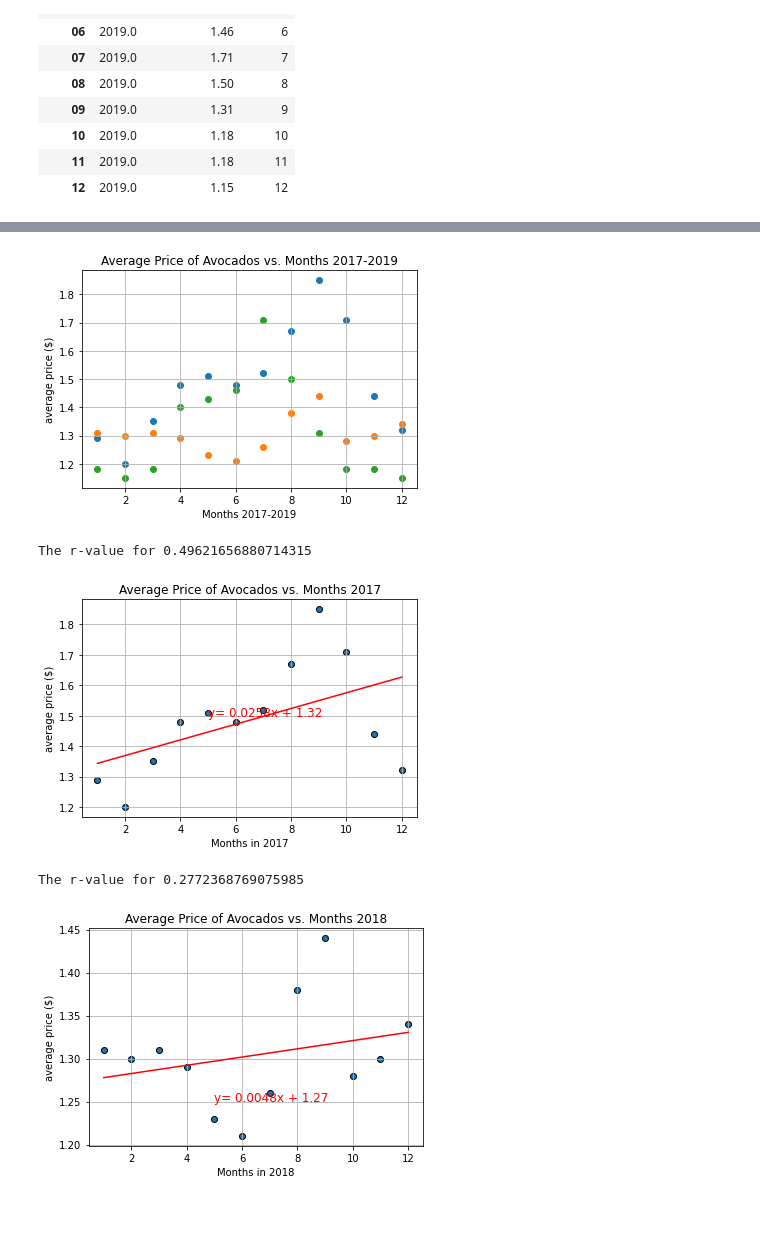
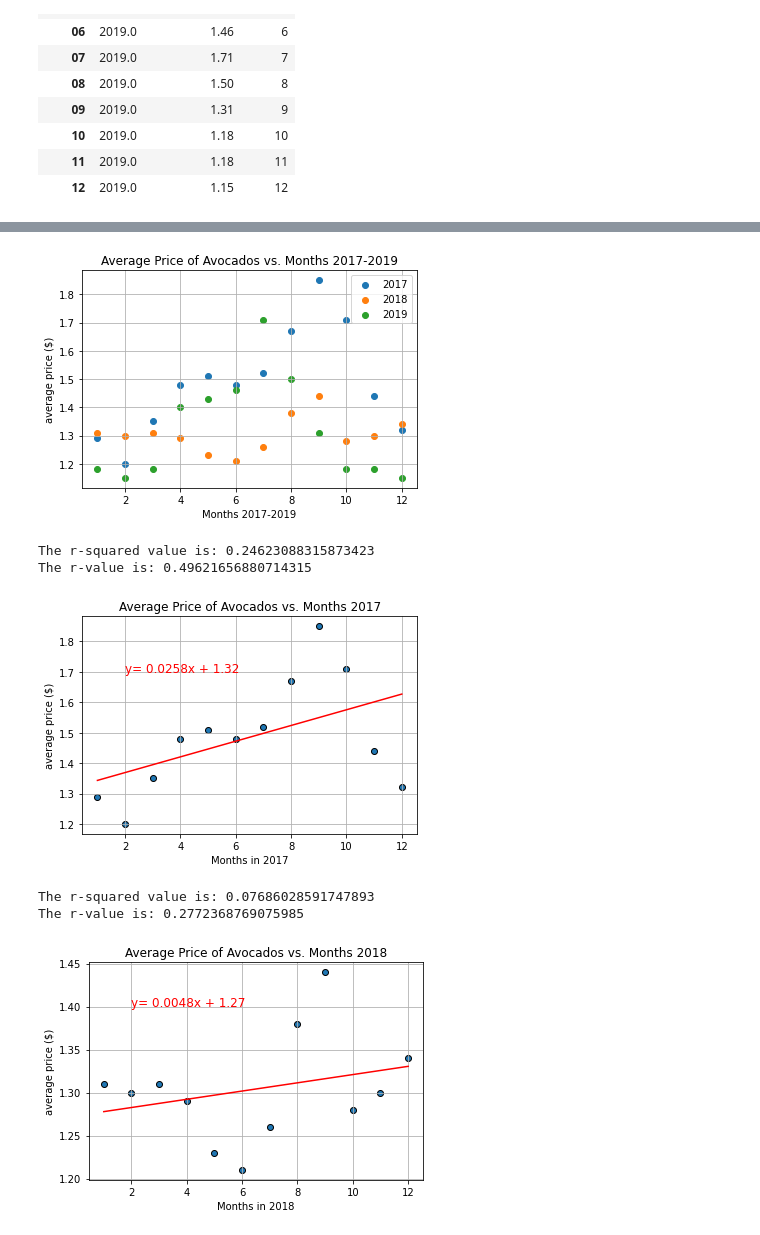
Before and after one commit to efennie/project_one, a Jupyter notebook: question_5_progress.ipynb, the cells around one changed output, grey strips where cells are left out. Drawn from its saved outputs; the diff is of its cells as text; code cells hidden in the pictures.

```diff
--- a/question_5_progress.ipynb
+++ b/question_5_progress.ipynb
@@ -254,15 +279,17 @@ df.plot(kind='bar', stacked=False)
 # %%
 #show all scatter plots of year vs. average prices
 plt.scatter(month_2017['month'], month_2017['average_price'])
 plt.scatter(month_2018['month'], month_2018['average_price'])
 plt.scatter(month_2019['month'], month_2019['average_price'])
 plt.title('Average Price of Avocados vs. Months 2017-2019')
 plt.xlabel('Months 2017-2019')
 plt.ylabel('average price ($)')
 plt.grid()
+labels= ('2017', '2018', '2019')
+plt.legend(labels=labels,loc='best')
 plt.show()
 # %% [output]
-[figure, old version]
+[figure, new version]
 # %%
 #linear regress 2017
 x_values = month_2017['month']
@@ -272,19 +299,21 @@ y_values = month_2017['average_price']
 line_eq = "y= " + str(round(slope,4)) + "x + " + str(round(intercept,2))
 
 res = st.linregress(month_2017['month'], month_2017['average_price'])
-print(f'The r-value for {res.rvalue}')
+print(f'The r-squared value is: {res.rvalue**2}')
+print(f'The r-value is: {res.rvalue}')
 
 plt.scatter(month_2017['month'], month_2017['average_price'], edgecolors='black')
 plt.title('Average Price of Avocados vs. Months 2017')
 plt.xlabel('Months in 2017')
 plt.ylabel('average price ($)')
 plt.grid()
-plt.annotate(line_eq, (5,1.5), fontsize=12, color='red')
+plt.annotate(line_eq, (2,1.7), fontsize=12, color='red')
 plt.plot(month_2017['month'], res.intercept + res.slope*month_2017['month'], 'r', label='fitted line')
 plt.show()
 # %% [output]
-The r-value for 0.49621656880714315
+The r-squared value is: 0.24623088315873423
+The r-value is: 0.49621656880714315
-[figure, old version]
+[figure, new version]
 # %%
 #linear regress 2018
 x_values = month_2018['month']
@@ -294,19 +323,21 @@ y_values = month_2018['average_price']
 line_eq = "y= " + str(round(slope,4)) + "x + " + str(round(intercept,2))
 
 res = st.linregress(month_2018['month'], month_2018['average_price'])
-print(f'The r-value for {res.rvalue}')
+print(f'The r-squared value is: {res.rvalue**2}')
+print(f'The r-value is: {res.rvalue}')
 
 plt.scatter(month_2018['month'], month_2018['average_price'], edgecolors='black')
 plt.title('Average Price of Avocados vs. Months 2018')
 plt.xlabel('Months in 2018')
 plt.ylabel('average price ($)')
 plt.grid()
-plt.annotate(line_eq, (5,1.25), fontsize=12, color='red')
+plt.annotate(line_eq, (2,1.40), fontsize=12, color='red')
 plt.plot(month_2018['month'], res.intercept + res.slope*month_2018['month'], 'r', label='fitted line')
 plt.show()
 # %% [output]
-The r-value for 0.2772368769075985
+The r-squared value is: 0.07686028591747893
+The r-value is: 0.2772368769075985
-[figure, old version]
+[figure, new version]
 # %%
 #linear regress 2019
 x_values = month_2019['month']
```
Also changed, not shown: parts of 6 cells of this notebook.
